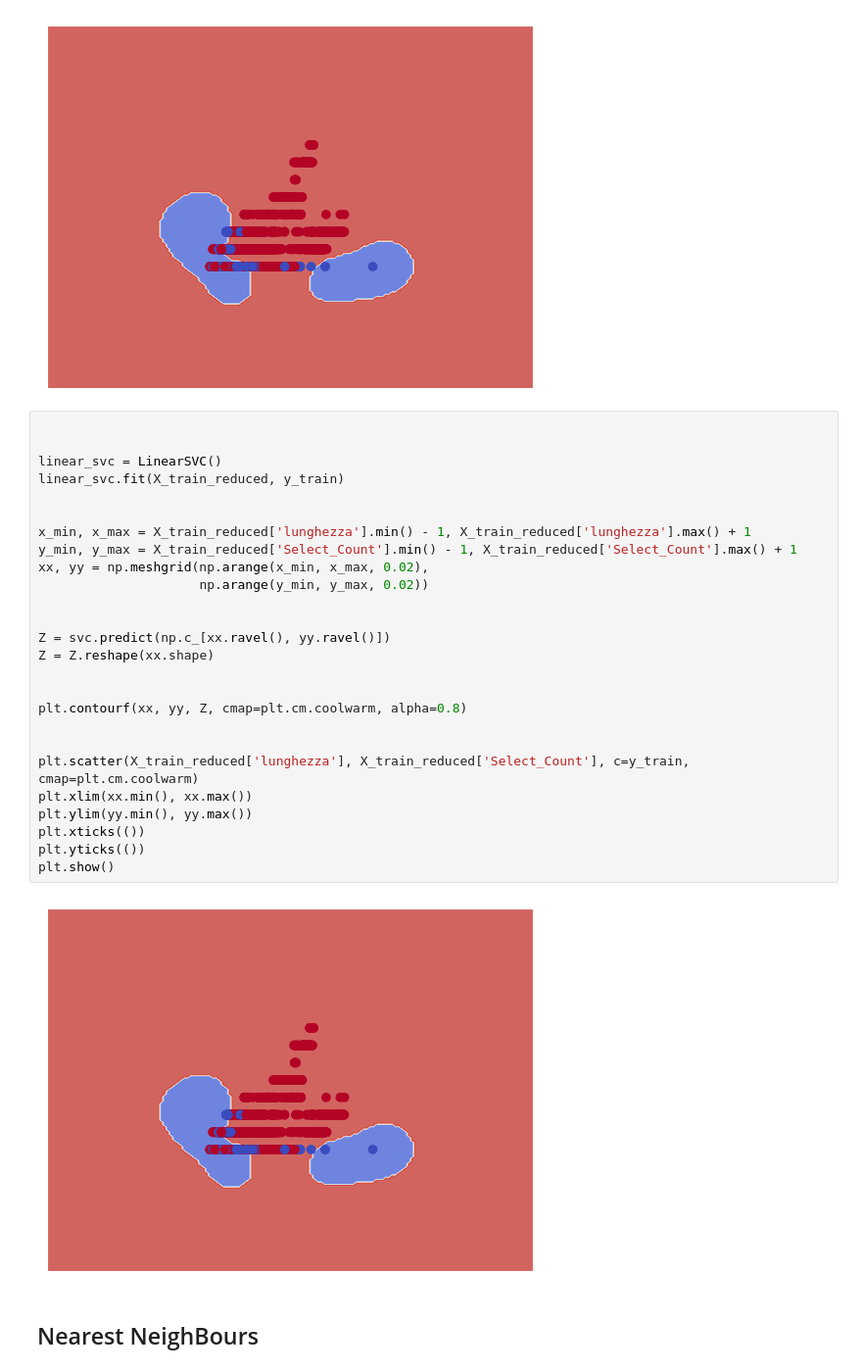
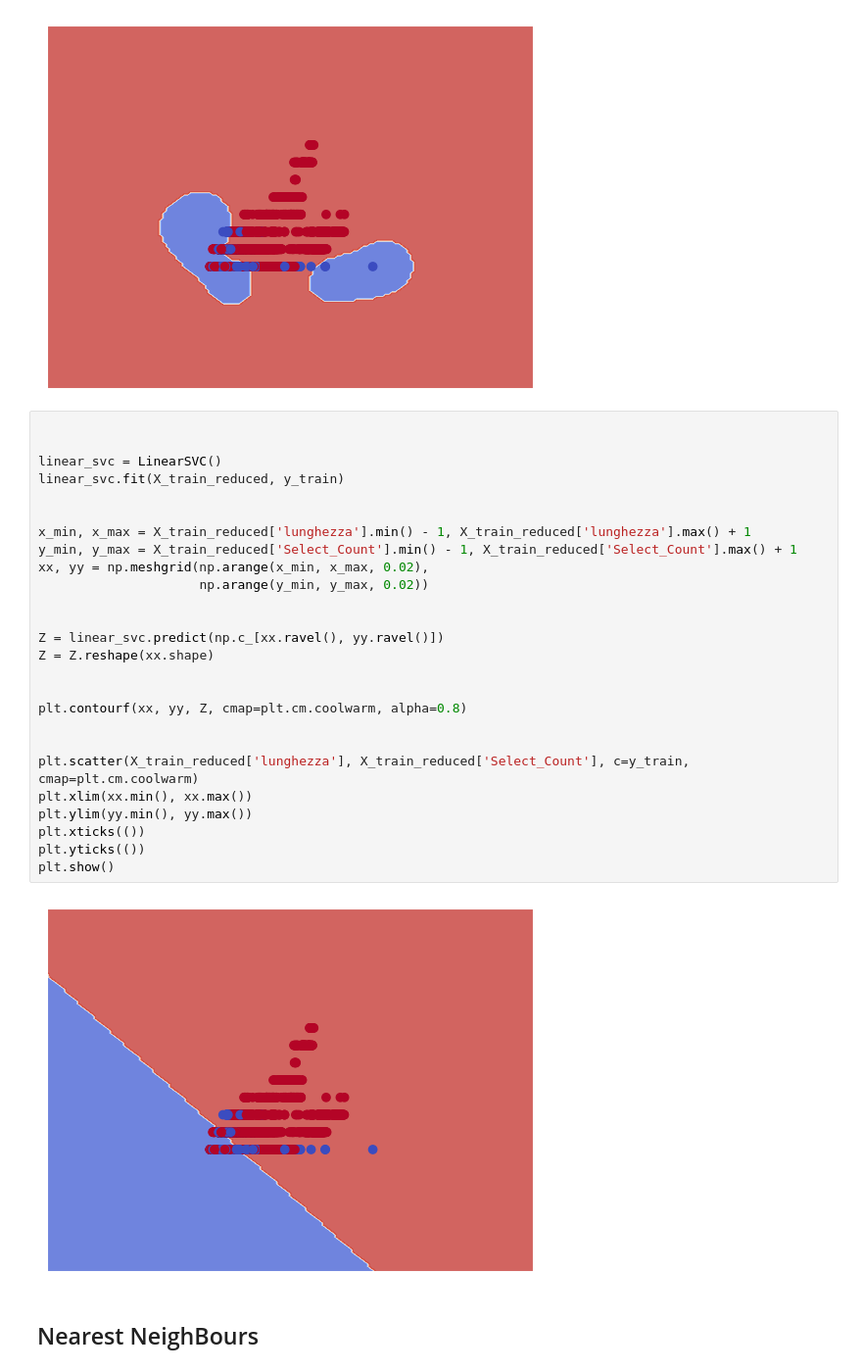
Before and after one commit to Dabi1290/S.I.D, a Jupyter notebook: Training.ipynb, the cells around one changed output. Shown: that part at 98% size. Drawn from its saved outputs; the diff is of its cells as text.

```diff
--- a/Training.ipynb
+++ b/Training.ipynb
@@ -432,31 +460,31 @@ plt.show()
 # %%
 
 
 linear_svc = LinearSVC()
 linear_svc.fit(X_train_reduced, y_train)
 
 
 x_min, x_max = X_train_reduced['lunghezza'].min() - 1, X_train_reduced['lunghezza'].max() + 1
 y_min, y_max = X_train_reduced['Select_Count'].min() - 1, X_train_reduced['Select_Count'].max() + 1
 xx, yy = np.meshgrid(np.arange(x_min, x_max, 0.02),
                      np.arange(y_min, y_max, 0.02))
 
 
-Z = svc.predict(np.c_[xx.ravel(), yy.ravel()])
+Z = linear_svc.predict(np.c_[xx.ravel(), yy.ravel()])
 Z = Z.reshape(xx.shape)
 
 
 plt.contourf(xx, yy, Z, cmap=plt.cm.coolwarm, alpha=0.8)
 
 
 plt.scatter(X_train_reduced['lunghezza'], X_train_reduced['Select_Count'], c=y_train, cmap=plt.cm.coolwarm)
 plt.xlim(xx.min(), xx.max())
 plt.ylim(yy.min(), yy.max())
 plt.xticks(())
 plt.yticks(())
 plt.show()
 # %% [output]
-[figure, old version]
+[figure, new version]
 # %% [markdown]
 ## Nearest NeighBours
 # %%
```
Also changed, not shown: parts of 5 cells of this notebook, 3 other files.
